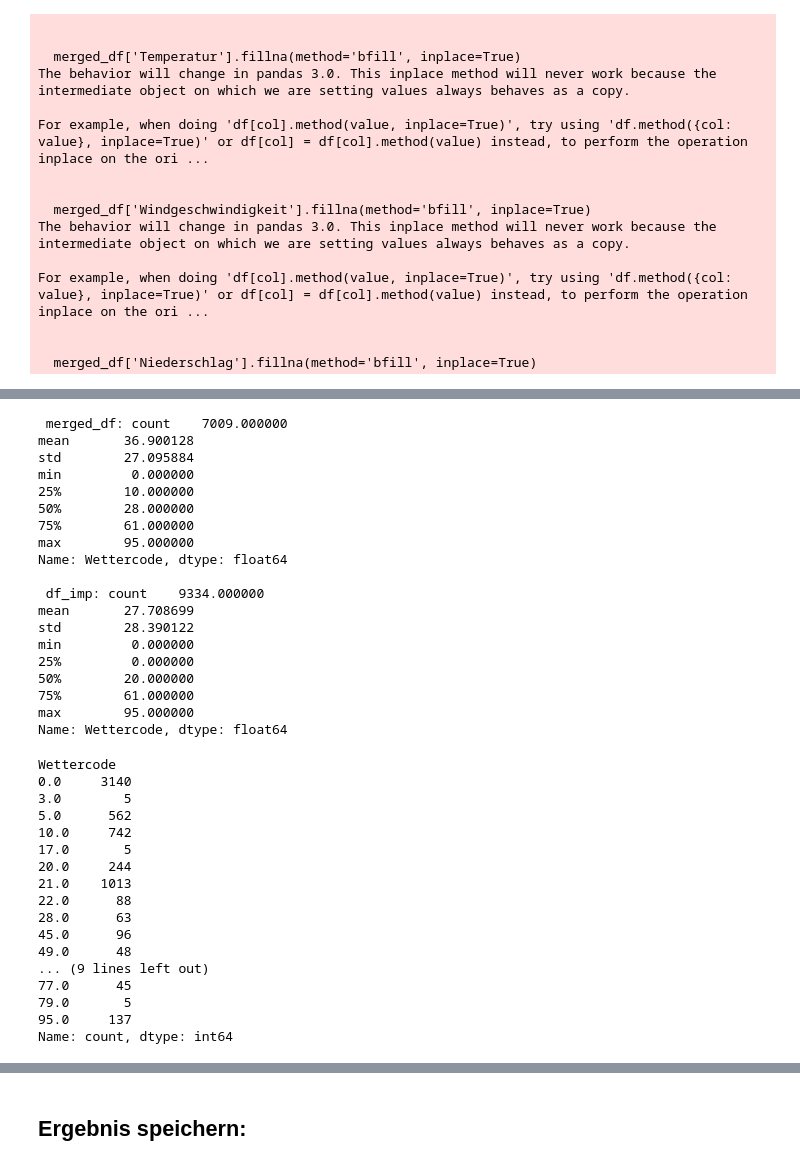
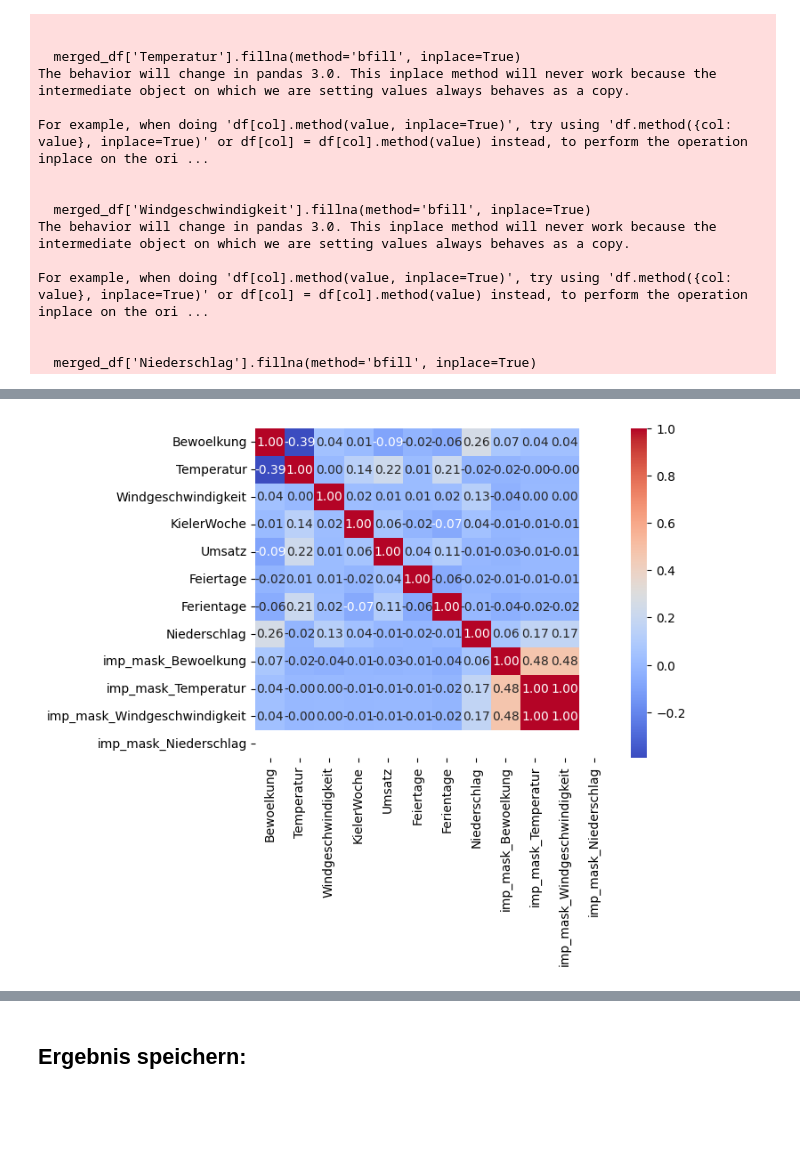
Before and after one commit to BossyNine/bakery_sales_prediction, a Jupyter notebook: 0_DataPreparation/6.2_missing_value_imputation.ipynb, the cells around one changed output, grey strips where cells are left out. Cells and saved outputs as stored; diff of their text form; code cells hidden in the pictures; blank space fills up the shorter version.

```diff
--- a/0_DataPreparation/6.2_missing_value_imputation.ipynb
+++ b/0_DataPreparation/6.2_missing_value_imputation.ipynb
@@ -366,45 +177,16 @@ InvalidIndexError: (slice(None, None, None), 0)
-# %%
-print("\n merged_df:", merged_df['Wettercode'].describe())
-print("\n df_imp:", df_imp['Wettercode'].describe())
-# %% [output]
- merged_df: count    7009.000000
-mean       36.900128
-std        27.095884
-min         0.000000
-25%        10.000000
-50%        28.000000
-75%        61.000000
-max        95.000000
-Name: Wettercode, dtype: float64
-
- df_imp: count    9334.000000
-mean       27.708699
-std        28.390122
-min         0.000000
-25%         0.000000
-50%        20.000000
-75%        61.000000
-max        95.000000
-Name: Wettercode, dtype: float64
-# %%
-# Print the frequency of each value of the weather codes (which ones occure?)
-value_counts = df_imp['Wettercode'].value_counts().sort_index()
-print(value_counts)
-# %% [output]
-Wettercode
-0.0     3140
-3.0        5
-5.0      562
-10.0     742
-17.0       5
-20.0     244
-21.0    1013
-22.0      88
-28.0      63
-45.0      96
-49.0      48
-... (9 lines left out)
-77.0      45
-79.0       5
-95.0     137
-Name: count, dtype: int64
+# %%
+# Drop the 'Datum' column
+df_numeric = merged_df.drop(columns=['Datum', 'Wettercode', 'Warengruppe'])
+# it is not helpful to include categorical variables into the matrix without encoding them
+
+
+# Compute the correlation matrix
+correlation_matrix = df_numeric.corr()
+
+# Create a heatmap
+sns.heatmap(correlation_matrix, annot=True, cmap='coolwarm', fmt='.2f')
+
+# Display the heatmap
+plt.show()
+# %% [output]
+[figure, added]
```
Also changed, not shown: parts of 11 cells of this notebook.
